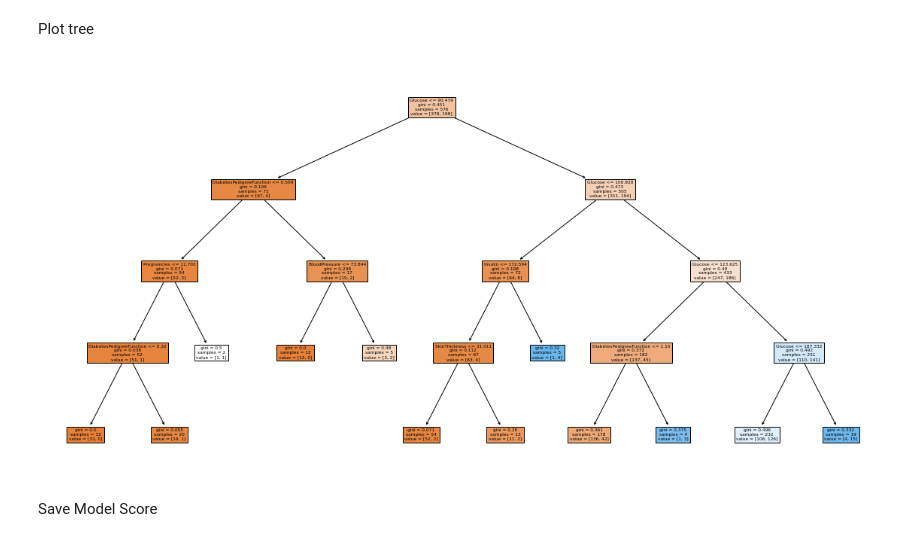
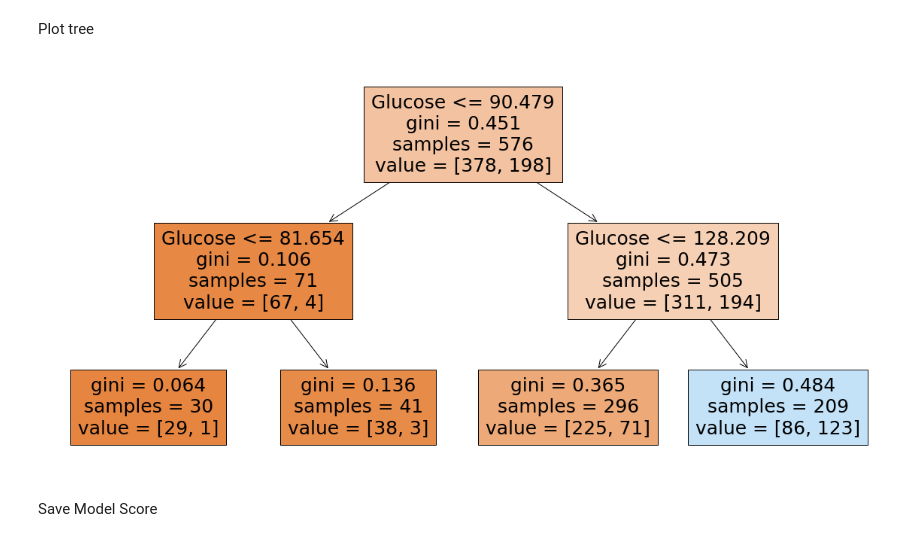
Before and after one commit to hsaglamlar/Machine_Learning_Projects, a Jupyter notebook: Machine_Learning_Classification_Tutorial_Notebook/classification.ipynb, the cells around one changed output. Saved outputs shown, nothing was run; the diff lists cells and outputs as text; code cells hidden in the pictures.

```diff
--- a/Machine_Learning_Classification_Tutorial_Notebook/classification.ipynb
+++ b/Machine_Learning_Classification_Tutorial_Notebook/classification.ipynb
@@ -215,8 +215,7 @@ plt.show()
 # %% [output]
 [figure]
 # %%
-df = df[(df.SkinThickness < 70) & (df.Glucose > 0)
-        & (df.BloodPressure > 35) & (df.BMI > 0)]
+df = df[(df.SkinThickness < 70) & (df.Glucose > 0) & (df.BloodPressure > 35) & (df.BMI > 0)]
 df.Outcome.value_counts()
 # %% [output]
 0    473
@@ -225,5 +224,4 @@ Name: Outcome, dtype: int64
 # %%
 X = df.drop('Outcome', axis=1)
 y = df['Outcome']
-X_train, X_test, y_train, y_test = train_test_split(
-    X, y, test_size=0.2, stratify=y, random_state=42)
+X_train, X_test, y_train, y_test = train_test_split(X, y, test_size=0.2, stratify=y, random_state=42)
@@ -275,12 +271,10 @@ param_grid = {'lr__penalty': ["l1", "l2"],
               'lr__C': np.logspace(-2, 2, 10),
               'lr__solver': ["lbfgs", "liblinear"]}
 # %%
-operations = [("scaler", StandardScaler()), ("lr", LogisticRegression(
-    class_weight="balanced", random_state=34))]
+operations = [("scaler", StandardScaler()), ("lr", LogisticRegression(class_weight="balanced", random_state=34))]
 model = Pipeline(steps=operations)
 
-lr_model_grid = GridSearchCV(
-    model, param_grid, scoring="recall", cv=5, n_jobs=-1)
+lr_model_grid = GridSearchCV(model, param_grid, scoring="recall", cv=5, n_jobs=-1)
 
 lr_model_grid.fit(X_train, y_train)
 # %% [output]
@@ -512,8 +500,7 @@ param_grid = {'svm__C': [0.001, 0.05, 0.01, 0.1],
               'svm__gamma': ["scale", "auto", 0.3, 2],
               'svm__kernel': ['rbf', 'linear']}
 
-svm_model_grid = GridSearchCV(
-    svm_model, param_grid, scoring="recall", cv=10, n_jobs=-1)
+svm_model_grid = GridSearchCV(svm_model, param_grid, scoring="recall", cv=10, n_jobs=-1)
 svm_model_grid.fit(X_train, y_train)
 svm_model_grid.best_params_
 # %% [output]
@@ -676,9 +639,9 @@ df_f_i
 Plot tree
 # %%
 plt.figure(figsize=(20, 10))
-plot_tree(dt_model_final, filled=True, feature_names=X.columns);
+plot_tree(dt_model_grid.best_estimator_, filled=True, feature_names=X.columns);
 # %% [output]
-[figure, old version]
+[figure, new version]
 # %% [markdown]
 Save Model Score
 # %%
```
Also changed, not shown: parts of 21 cells of this notebook, 1 other file.
